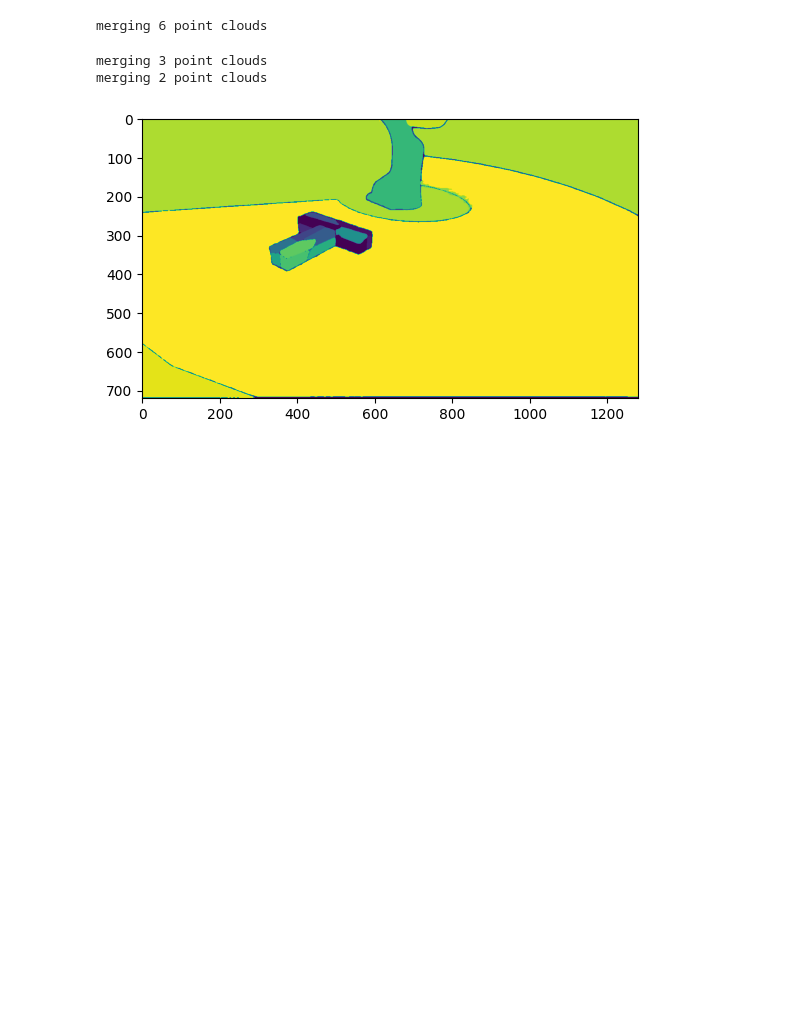
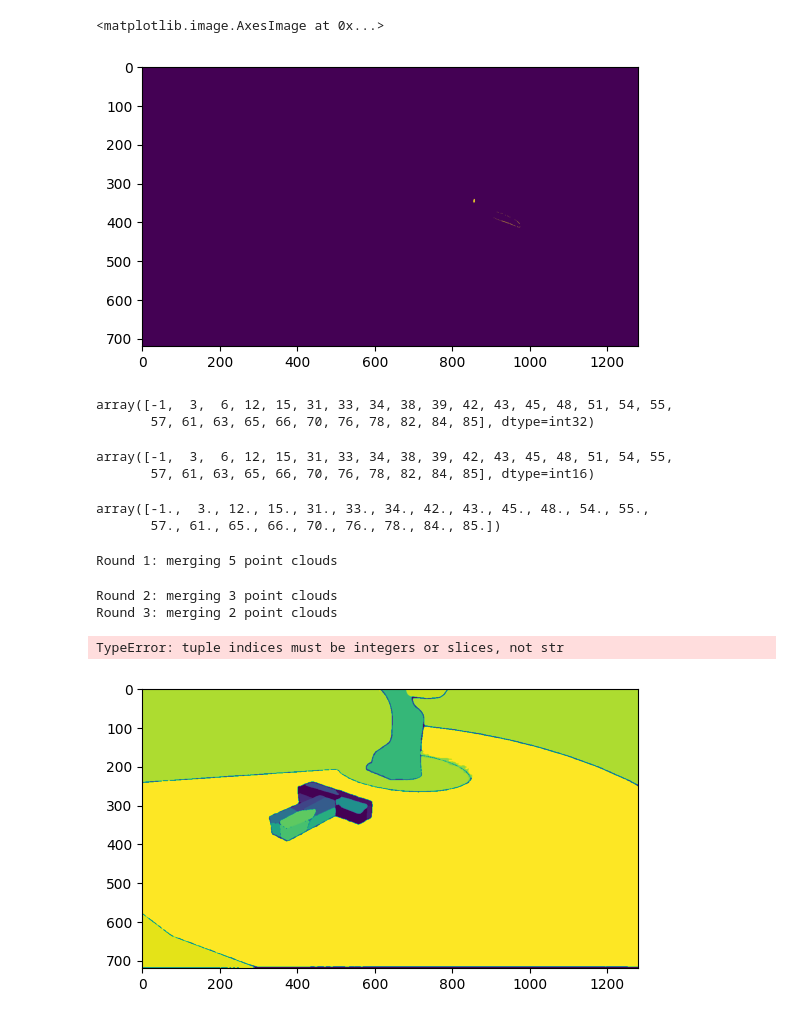
Before and after one commit to DaveLearn/SegmentAnything3D, a Jupyter notebook: scratch.ipynb, the cells around one changed output. Drawn from its saved outputs; the diff is of its cells as text; code cells hidden in the pictures; blank space fills up the shorter version.

```diff
--- a/scratch.ipynb
+++ b/scratch.ipynb
@@ -30,14 +238,37 @@ intermediate_outputs_path = Path("/home/david/projects/SegmentAnything3D/outputs
+# %%
+plt.imshow(group_ids == 3)
+# %% [output]
+<matplotlib.image.AxesImage at 0x...>
+[figure, added]
+# %%
+np.unique(group_ids)
+# %% [output]
+array([-1,  3,  6, 12, 15, 31, 33, 34, 38, 39, 42, 43, 45, 48, 51, 54, 55,
+       57, 61, 63, 65, 66, 70, 76, 78, 82, 84, 85], dtype=int32)
+# %%
+np.unique(pcd_dict['group'])
+# %% [output]
+array([-1,  3,  6, 12, 15, 31, 33, 34, 38, 39, 42, 43, 45, 48, 51, 54, 55,
+       57, 61, 63, 65, 66, 70, 76, 78, 82, 84, 85], dtype=int16)
+# %%
+np.unique(np.asarray(pcd_groups.colors)[:, 0])
+# %% [output]
+array([-1.,  3., 12., 15., 31., 33., 34., 42., 43., 45., 48., 54., 55.,
+       57., 61., 65., 66., 70., 76., 78., 84., 85.])
 # %%
-pcd_dict = pb.seg_pcd(d, mask_generator, voxelize, None,intermediate_outputs_path)
+from segmenter import seg_pcd
+
+pcd_dict = seg_pcd(d, mask_generator, voxelize, None,intermediate_outputs_path, workspace_voxels=workspace_voxels)
 
 pcd = o3d.geometry.PointCloud()
 pcd.points = o3d.utility.Vector3dVector(pcd_dict['coord'])
 pcd.colors = o3d.utility.Vector3dVector(pcd_dict['color'])
 o3d.visualization.draw_geometries([pcd])
 # %% [output]
-merging 6 point clouds
+Round 1: merging 5 point clouds
-merging 3 point clouds
-merging 2 point clouds
+Round 2: merging 3 point clouds
+Round 3: merging 2 point clouds
+TypeError: tuple indices must be integers or slices, not str
 # %%
 from PIL import Image
 import numpy as np
```
Also changed, not shown: parts of 24 cells of this notebook, 1 other file.
